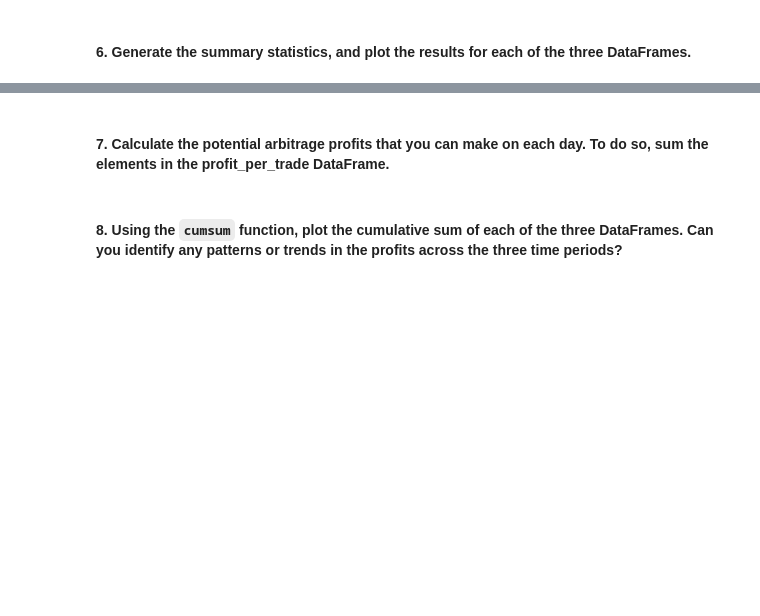
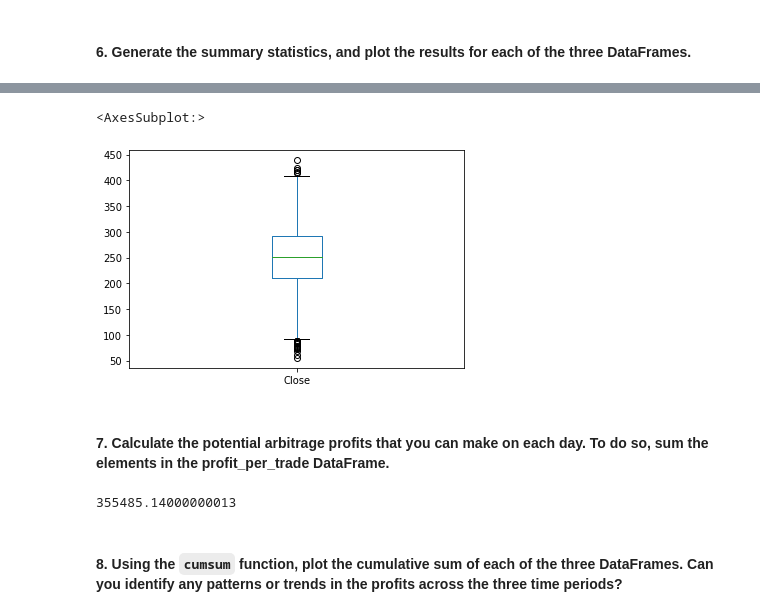
Before and after one commit to rhurst11/Fintech_Module_3_Challenge, a Jupyter notebook: Starter_Code/crypto_arbitrage.ipynb, the cells around one changed output, grey strips where cells are left out. Drawn from its saved outputs; the diff is of its cells as text; code cells hidden in the pictures; blank space fills up the shorter version.

```diff
--- a/Starter_Code/crypto_arbitrage.ipynb
+++ b/Starter_Code/crypto_arbitrage.ipynb
@@ -833,8 +886,18 @@ profit_per_trade_early = # YOUR CODE HERE
+# %%
+# Ploting the results for the early profit per trade DataFrame as box plot
+profitable_trades_early.plot(kind='box')
+# %% [output]
+<AxesSubplot:>
+[figure, added]
 # %% [markdown]
 #### 7. Calculate the potential arbitrage profits that you can make on each day. To do so, sum the elements in the profit_per_trade DataFrame.
 # %%
 # Calculate the sum of the potential profits for the early profit per trade DataFrame
-# YOUR CODE HERE
+# Since we are finding the sum of potential profits, we need to use the actual profitable trades, not spread return
+
+profitable_trades_early.sum()
+# %% [output]
+355485.14000000013
 # %% [markdown]
 #### 8. Using the `cumsum` function, plot the cumulative sum of each of the three DataFrames. Can you identify any patterns or trends in the profits across the three time periods?
 # %%
```
Also changed, not shown: parts of 16 cells of this notebook.
